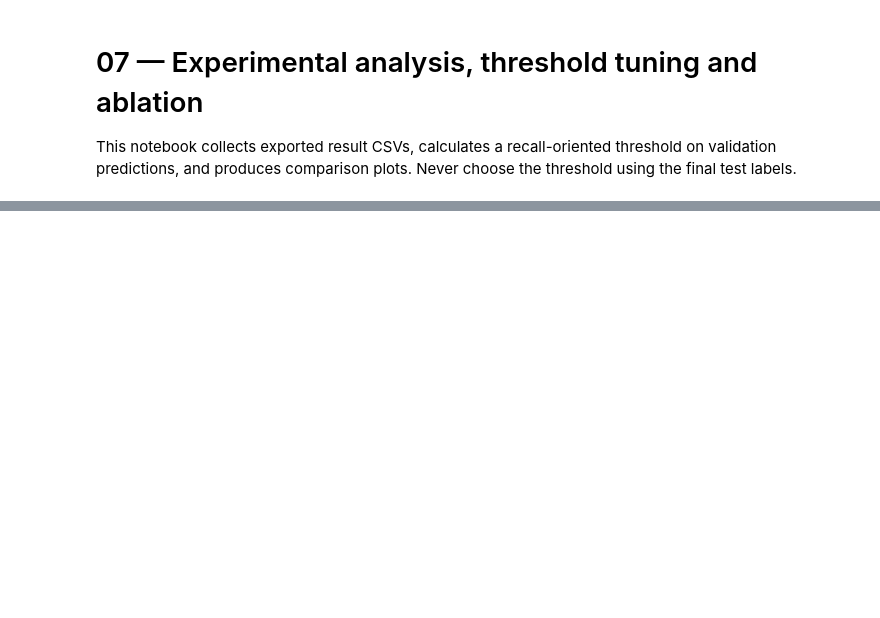
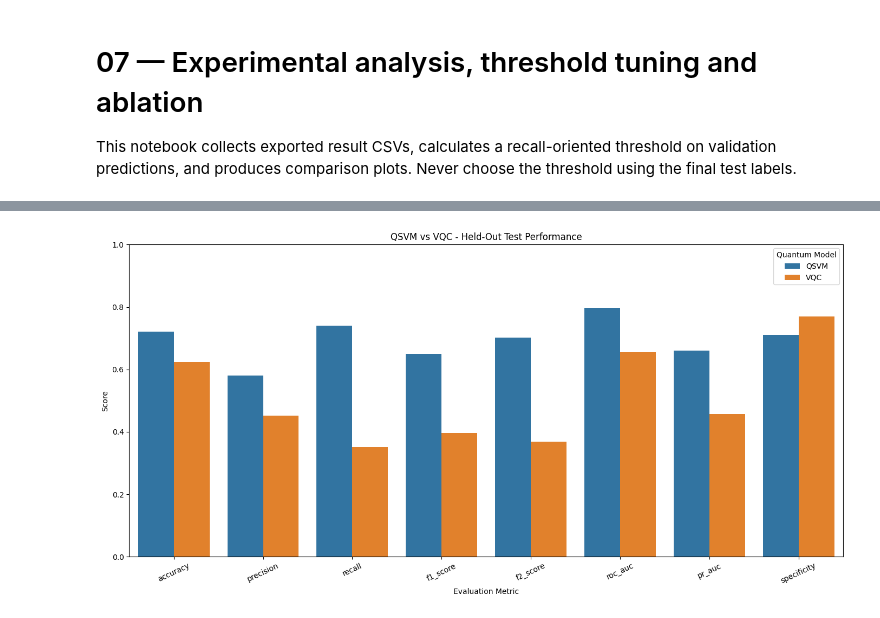
Before and after one commit to shahaanabbas-13/Quantum-Diabetes-Prediction, a Jupyter notebook: notebooks/07_Experimental_Analysis.ipynb, the cells around one changed output, grey strips where cells are left out. Cells and saved outputs as stored; diff of their text form; code cells hidden in the pictures; blank space fills up the shorter version.

```diff
--- a/notebooks/07_Experimental_Analysis.ipynb
+++ b/notebooks/07_Experimental_Analysis.ipynb
@@ -48,0 +193,83 @@ Use a common held-out test set for final evaluation. Quantum training subsets mu
+# %%
+
+# ============================================
+# CELL 3: QUANTUM MODEL PERFORMANCE ANALYSIS
+# ============================================
+
+quantum_results = pd.concat(
+    [qsvm_results, vqc_results],
+    ignore_index=True
+)
+
+quantum_metrics = [
+    "accuracy",
+    "precision",
+    "recall",
+    "f1_score",
+    "f2_score",
+    "roc_auc",
+    "pr_auc",
+    "specificity"
+]
+
+print("QUANTUM MODEL - HELD-OUT TEST RESULTS")
+display(quantum_results[
+    ["model"] + quantum_metrics +
+    ["execution_time_seconds", "quantum_training_samples", "test_samples"]
+])
+
+# Convert metrics into percentage values for plotting
+plot_data = quantum_results.melt(
+    id_vars="model",
+    value_vars=quantum_metrics,
+    var_name="Metric",
+    value_name="Score"
+)
+
+plt.figure(figsize=(14, 7))
+
+sns.barplot(
+    data=plot_data,
+    x="Metric",
+    y="Score",
+    hue="model"
+)
+
+plt.title("QSVM vs VQC - Held-Out Test Performance")
+plt.xlabel("Evaluation Metric")
+plt.ylabel("Score")
+plt.ylim(0, 1)
+plt.xticks(rotation=25)
+plt.legend(title="Quantum Model")
+plt.tight_layout()
+
+plt.savefig(
+    RESULTS / "quantum_model_comparison.png",
+    dpi=300
+)
+
+plt.show()
+
+# Execution time comparison
+plt.figure(figsize=(7, 5))
+
+sns.barplot(
+    data=quantum_results,
+    x="model",
+    y="execution_time_seconds"
+)
+
+plt.title("Quantum Model Execution Time")
+plt.xlabel("Quantum Model")
+plt.ylabel("Execution Time (seconds)")
+plt.tight_layout()
+
+plt.savefig(
+    RESULTS / "quantum_execution_time.png",
+    dpi=300
+)
+
+plt.show()
+
+print("\nQuantum model analysis completed.")
+# %% [output]
@@ -48,0 +280 @@ Use a common held-out test set for final evaluation. Quantum training subsets mu
+[figure, added]
```
Also changed, not shown: parts of 31 cells of this notebook.
